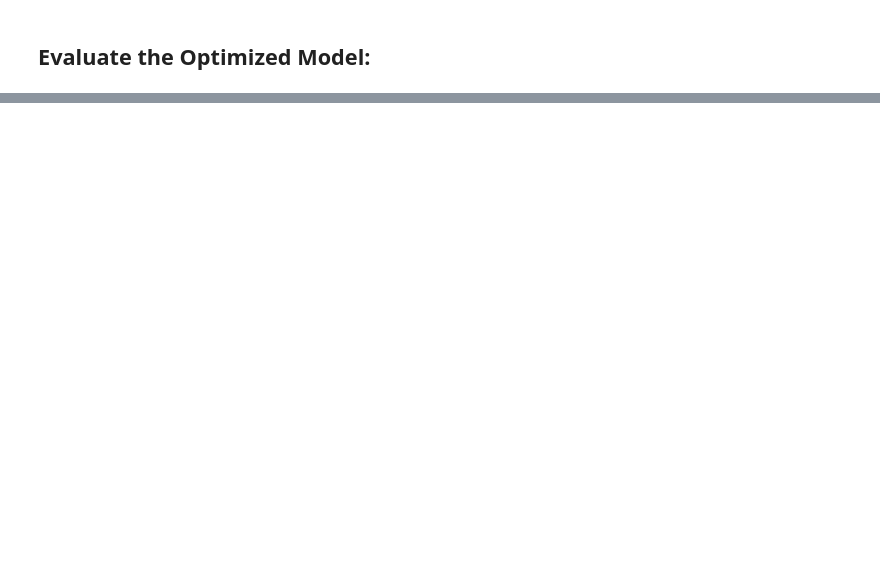
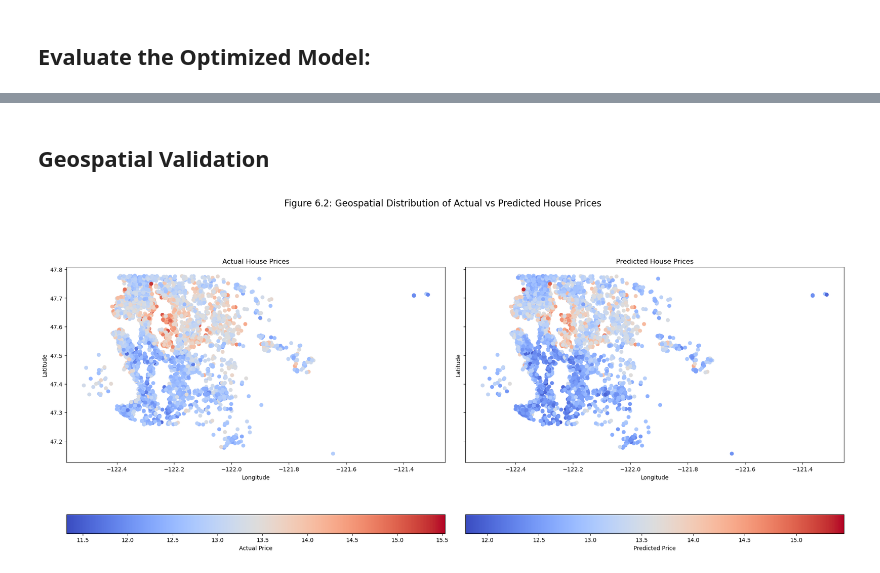
Before and after one commit to gulnar77/Capstone-Project-Predicting-House-Prices-in-King-County-USA, a Jupyter notebook: Modeling.ipynb, the cells around one changed output, grey strips where cells are left out. Cells and saved outputs as stored; diff of their text form; code cells hidden in the pictures; blank space fills up the shorter version.

```diff
--- a/Modeling.ipynb
+++ b/Modeling.ipynb
@@ -63 +68,7 @@ X_train_all, X_test_all, y_train_all, y_test_all = train_test_split(
+# %%
+# non-logged feature set
+X_train, X_test, y_train, y_test = train_test_split(features, target_non_log, test_size=0.2, random_state=42)
+
+# logged feature set
+X_train_log, X_test_log, y_train_log, y_test_log = train_test_split(features_log, target, test_size=0.2,random_state=42)
 # %% [markdown]
@@ -276,0 +406,40 @@ This geospatial map illustrates the distribution of house prices across a specif
+# %% [markdown]
+## Geospatial Validation
+# %%
+import geopandas as gpd
+import matplotlib.pyplot as plt
+
+# predicted on the test set using only the selected features
+predicted_prices = optimized_rf.predict(X_test_log)
+
+# GeoDataFrame for test set with actual and predicted prices
+gdf_test = gpd.GeoDataFrame(X_test_log, geometry=gpd.points_from_xy(X_test_log.long, X_test_log.lat))
+gdf_test['actual_price'] = y_test_log
+gdf_test['predicted_price'] = predicted_prices
+
+# side by side for actual vs predicted prices
+fig, axes = plt.subplots(1, 2, figsize=(20, 10), sharex=True, sharey=True)
+plt.subplots_adjust(wspace=0.3)
+fig.suptitle('Figure 6.2: Geospatial Distribution of Actual vs Predicted House Prices', fontsize=16, y=0.95)
+
+# plot actual prices
+gdf_test.plot(ax=axes[0], column='actual_price', cmap='coolwarm', legend=True,
+              legend_kwds={'label': 'Actual Price', 'orientation': "horizontal"})
+axes[0].set_title('Actual House Prices')
+
+# plot predicted prices
+gdf_test.plot(ax=axes[1], column='predicted_price', cmap='coolwarm', legend=True,
+              legend_kwds={'label': 'Predicted Price', 'orientation': "horizontal"})
+axes[1].set_title('Predicted House Prices')
+
+# labels for both subplots
+axes[0].set_xlabel('Longitude')
+axes[0].set_ylabel('Latitude')
+axes[1].set_xlabel('Longitude')
+axes[1].set_ylabel('Latitude')
+
+plt.tight_layout(rect=[0, 0.03, 1, 0.95])
+plt.savefig('geospatial_validation.png', bbox_inches='tight',dpi=300)
+plt.show()
+# %% [output]
+[figure, added]
```
Also changed, not shown: parts of 45 cells of this notebook.
